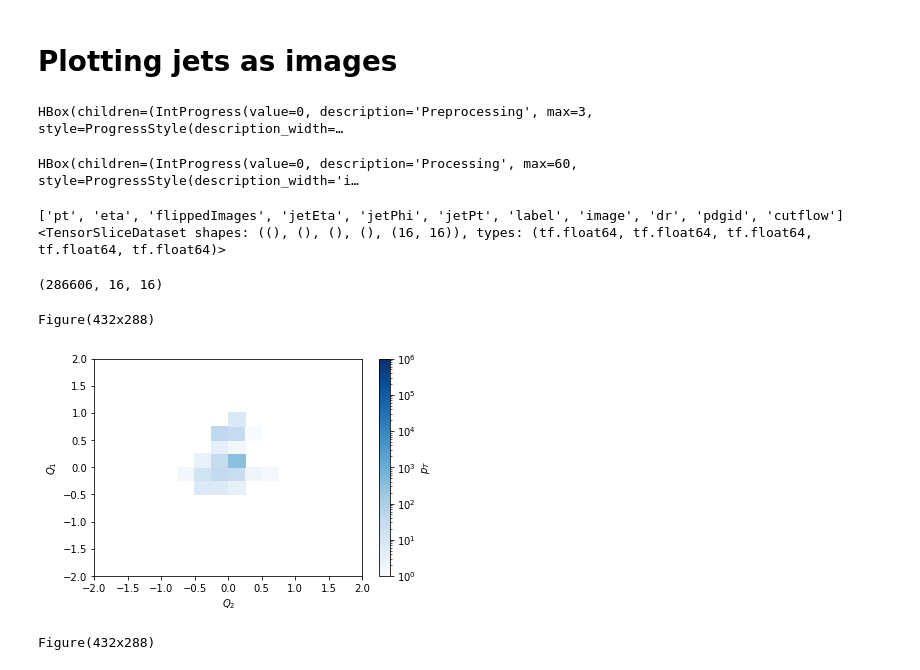
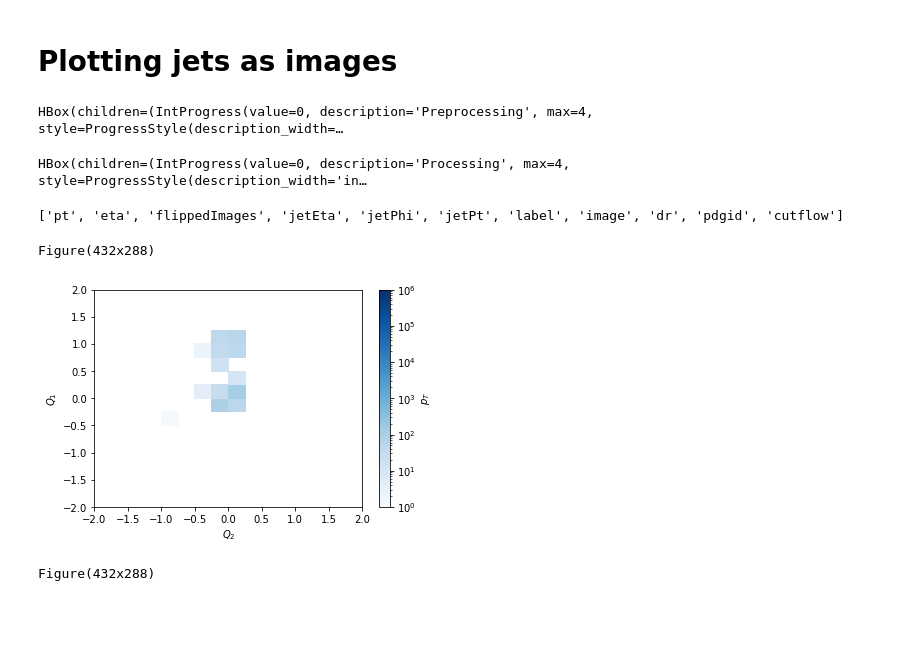
Before and after one commit to mdmorris/XAICoffea, a Jupyter notebook: ShowJets.ipynb, the cells around one changed output. Drawn from its saved outputs; the diff is of its cells as text; code cells hidden in the pictures; blank space fills up the shorter version.

Commit message:
2D labels

```diff
--- a/ShowJets.ipynb
+++ b/ShowJets.ipynb
@@ -90,7 +100,7 @@ class JetImageProcessor(processor.ProcessorABC):
             'jetEta': processor.column_accumulator(np.zeros(shape=(0))),
             'jetPhi': processor.column_accumulator(np.zeros(shape=(0))),
             'jetPt': processor.column_accumulator(np.zeros(shape=(0))),
-            'label': processor.column_accumulator(np.zeros(shape=(0))),
+            'label': processor.column_accumulator(np.zeros(shape=(0,2))),
             'image':hist.Hist(r"$p_{T}$", dataset_axis, event_axis, image_dphi, image_deta),
             'dr':hist.Hist("Counts", dataset_axis, dr_axis),
             'pdgid':hist.Hist("Counts", dataset_axis, pdgid_axis),
@@ -143,6 +153,7 @@ class JetImageProcessor(processor.ProcessorABC):
         oneJet = (Jets.counts >=1)
         Jets = Jets[oneJet]
         constituents = constituents[oneJet]
+
         validImages = np.zeros(int(np.max(evnum)+1), dtype=bool)
         evnum = evnum[oneJet]
         validImages[evnum] = True
@@ -172,9 +183,11 @@ class JetImageProcessor(processor.ProcessorABC):
                     bins=(eventbins ,ybins, xbins), weights = jetconstituents.pt.flatten())[0]
 
         if ("Zprime" in dataset):
-            labels = np.ones([len(deta)])
+            labels = np.ones([len(deta),2])
+            labels[:,0]=1
         else:
-            labels = np.zeros([len(deta)])
+            labels = np.zeros([len(deta),2])
+            labels[:,1]=1
 
         output['pt'].fill(dataset=dataset,
                           pt=Jets.pt[:,0].flatten())
@@ -204,7 +217,7 @@ fileset={
      'Zprime1TeV':['/mnt/data/ml/gravkk_zz_1TeV_addevnum.root'],
      'Zprime2TeV':['/mnt/data/ml/gravkk_zz_2TeV_addevnum.root'],
      'Zprime3TeV':['/mnt/data/ml/gravkk_zz_3TeV_addevnum.root'],
-#     'QCD':['/mnt/data/ml/qcd_flat15to7000_addevnum.root']
+     'QCD':['/mnt/data/ml/qcd_flat15to7000_addevnum.root']
 }
 tstart = time.time()
 output = processor.run_uproot_job(fileset,
@@ -212,35 +225,32 @@ output = processor.run_uproot_job(fileset,
                                   processor_instance=JetImageProcessor(),
                                   executor=processor.futures_executor,
                                   executor_args={'workers':4, 'flatten': True},
-                                  chunksize=5000)
+                                  chunksize=5000, maxchunks=0)
 elapsed = time.time() - tstart
 # print(output)
 # %% [output]
-HBox(children=(IntProgress(value=0, description='Preprocessing', max=3, style=ProgressStyle(description_width=…
+HBox(children=(IntProgress(value=0, description='Preprocessing', max=4, style=ProgressStyle(description_width=…
-HBox(children=(IntProgress(value=0, description='Processing', max=60, style=ProgressStyle(description_width='i…
+HBox(children=(IntProgress(value=0, description='Processing', max=4, style=ProgressStyle(description_width='in…
 # %%
 parameters = list(output)
 print(parameters)
-batched_dataset = dataStream(output)
-print(batched_dataset)
+# batched_dataset = dataStream(output)
+# print(batched_dataset)
 # %% [output]
 ['pt', 'eta', 'flippedImages', 'jetEta', 'jetPhi', 'jetPt', 'label', 'image', 'dr', 'pdgid', 'cutflow']
-<TensorSliceDataset shapes: ((), (), (), (), (16, 16)), types: (tf.float64, tf.float64, tf.float64, tf.float64, tf.float64)>
 # %%
-traindata = np.load('/mnt/data/ml/ShowJetsData.npz')
-print(traindata['jetImages'].shape)
+# traindata = np.load('/mnt/data/ml/ShowJetsData.npz')
+# print(traindata['jetImages'].shape)
-# %% [output]
-(286606, 16, 16)
 # %%
 import matplotlib.pyplot as plt
 from matplotlib.colors import LogNorm
 # %%
-fig, ax, grid = hist.plot2d(output['image'].integrate('dataset', 'Zprime1TeV').integrate("event",922),xaxis='image_deta', patch_opts={'norm':LogNorm(vmin=1, vmax=1e6),'cmap':'Blues'})
+fig, ax, grid = hist.plot2d(output['image'].integrate('dataset', 'Zprime1TeV').integrate("event",1),xaxis='image_deta', patch_opts={'norm':LogNorm(vmin=1, vmax=1e6),'cmap':'Blues'})
 print(fig)
 fig.savefig("Zprime1TeV_eventImage_vectorised.png")
 # %% [output]
 Figure(432x288)
-[figure, old version]
+[figure, new version]
 # %%
 fig, ax, grid = hist.plot2d(output['image'].integrate('dataset', 'Zprime1TeV').integrate("event"),xaxis='image_deta', patch_opts={'norm':LogNorm(vmin=1, vmax=1e6),'cmap':'Blues'})
 print(fig)
```
Also changed, not shown: parts of 10 cells of this notebook.
